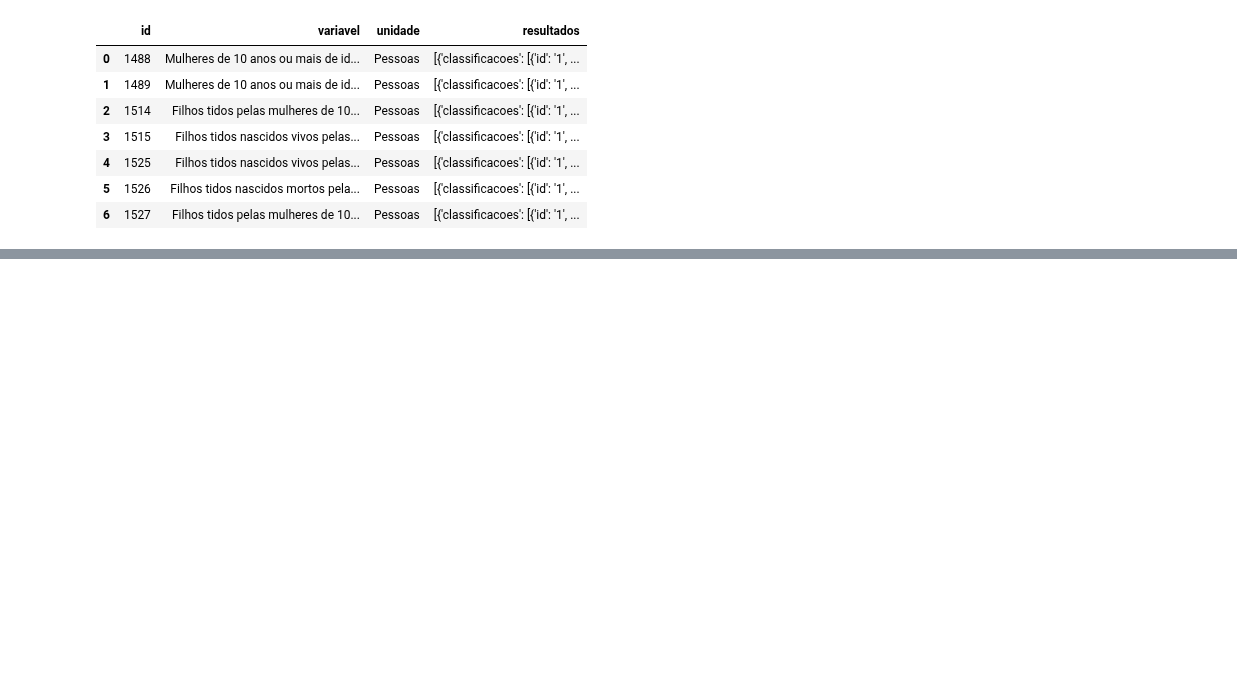
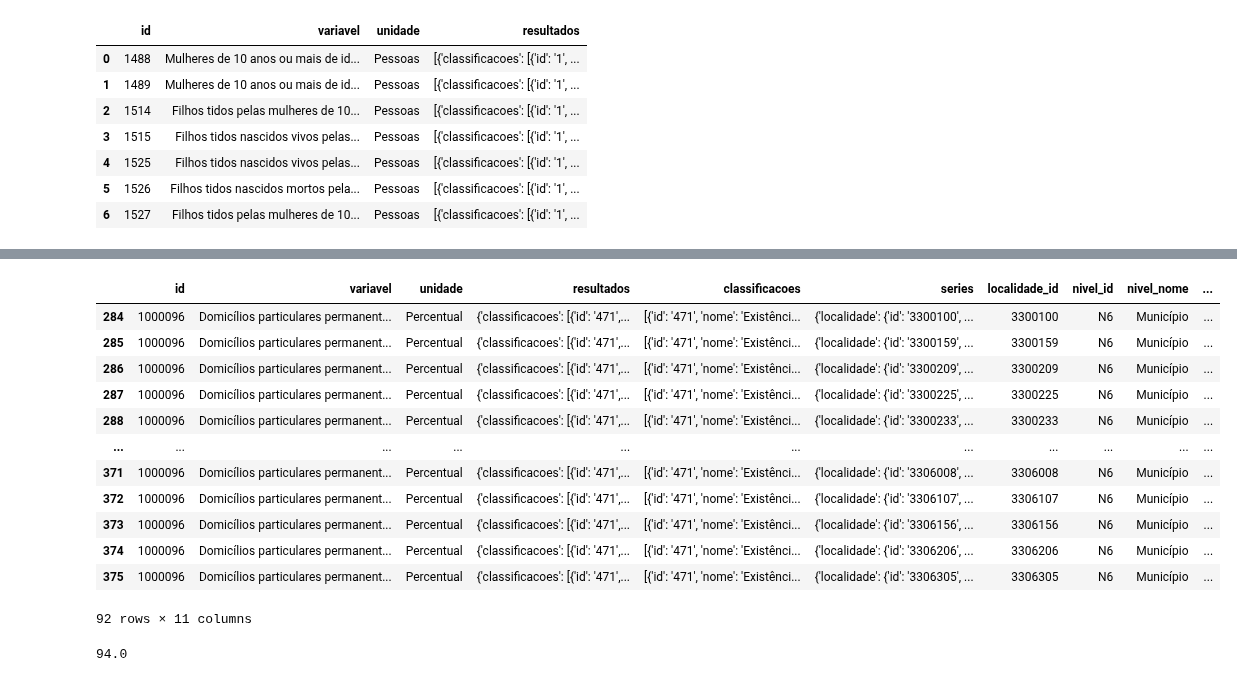
Before and after one commit to GDevigili/TCC-IBGE, a Jupyter notebook: src/notebooks/agregados.ipynb, the cells around one changed output, grey strips where cells are left out. Cells and saved outputs as stored; diff of their text form; code cells hidden in the pictures; blank space fills up the shorter version.

```diff
--- a/src/notebooks/agregados.ipynb
+++ b/src/notebooks/agregados.ipynb
@@ -325,0 +410,23 @@ make_df(df.explode('resultados')['resultados'][0]['series'])
+# %%
+df_w = df_w_expl_4[(df_w_expl_4['nivel_id'] == 'N6')
+                   & (df_w_expl_4['id'] == '1000096')
+                   & (df_w_expl_4['serie_2010'] != '100.00')]
+df_w
+# %% [output]
+|  | id | variavel | unidade | resultados | classificacoes | series | localidade_id | nivel_id | nivel_nome | ... |
+| 284 | 1000096 | Domicílios particulares permanent... | Percentual | {'classificacoes': [{'id': '471',... | [{'id': '471', 'nome': 'Existênci... | {'localidade': {'id': '3300100', ... | 3300100 | N6 | Município | ... |
+| 285 | 1000096 | Domicílios particulares permanent... | Percentual | {'classificacoes': [{'id': '471',... | [{'id': '471', 'nome': 'Existênci... | {'localidade': {'id': '3300159', ... | 3300159 | N6 | Município | ... |
+| 286 | 1000096 | Domicílios particulares permanent... | Percentual | {'classificacoes': [{'id': '471',... | [{'id': '471', 'nome': 'Existênci... | {'localidade': {'id': '3300209', ... | 3300209 | N6 | Município | ... |
+| 287 | 1000096 | Domicílios particulares permanent... | Percentual | {'classificacoes': [{'id': '471',... | [{'id': '471', 'nome': 'Existênci... | {'localidade': {'id': '3300225', ... | 3300225 | N6 | Município | ... |
+| 288 | 1000096 | Domicílios particulares permanent... | Percentual | {'classificacoes': [{'id': '471',... | [{'id': '471', 'nome': 'Existênci... | {'localidade': {'id': '3300233', ... | 3300233 | N6 | Município | ... |
+| ... | ... | ... | ... | ... | ... | ... | ... | ... | ... | ... |
+| 371 | 1000096 | Domicílios particulares permanent... | Percentual | {'classificacoes': [{'id': '471',... | [{'id': '471', 'nome': 'Existênci... | {'localidade': {'id': '3306008', ... | 3306008 | N6 | Município | ... |
+| 372 | 1000096 | Domicílios particulares permanent... | Percentual | {'classificacoes': [{'id': '471',... | [{'id': '471', 'nome': 'Existênci... | {'localidade': {'id': '3306107', ... | 3306107 | N6 | Município | ... |
+| 373 | 1000096 | Domicílios particulares permanent... | Percentual | {'classificacoes': [{'id': '471',... | [{'id': '471', 'nome': 'Existênci... | {'localidade': {'id': '3306156', ... | 3306156 | N6 | Município | ... |
+| 374 | 1000096 | Domicílios particulares permanent... | Percentual | {'classificacoes': [{'id': '471',... | [{'id': '471', 'nome': 'Existênci... | {'localidade': {'id': '3306206', ... | 3306206 | N6 | Município | ... |
+| 375 | 1000096 | Domicílios particulares permanent... | Percentual | {'classificacoes': [{'id': '471',... | [{'id': '471', 'nome': 'Existênci... | {'localidade': {'id': '3306305', ... | 3306305 | N6 | Município | ... |
+92 rows × 11 columns
+# %%
+376/4
+# %% [output]
+94.0
```
Also changed, not shown: parts of 14 cells of this notebook, 1 other file.
